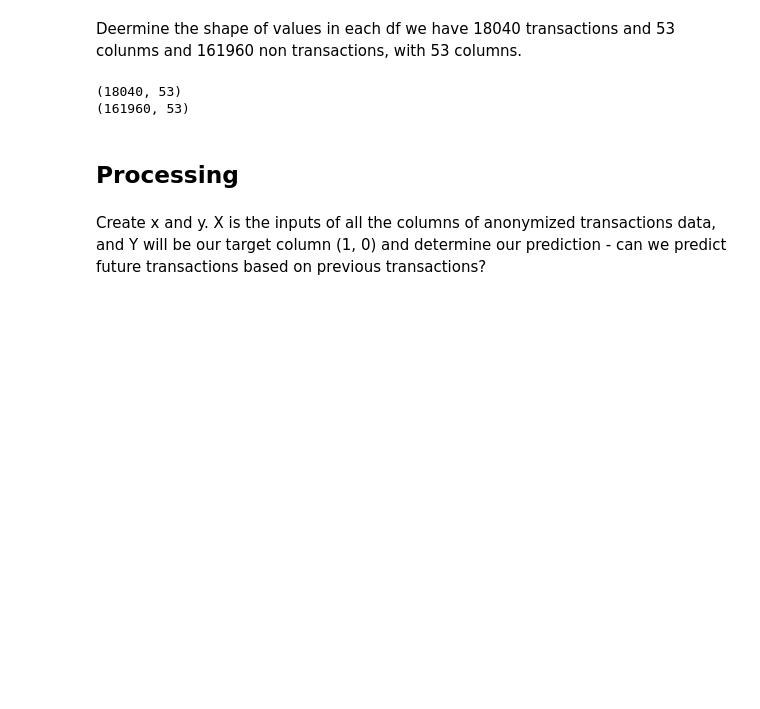
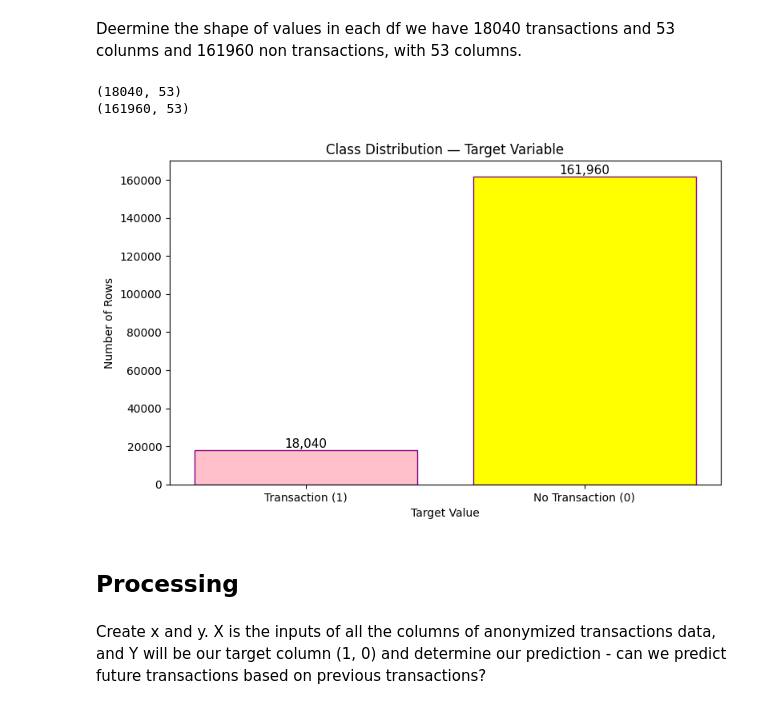
Before and after one commit to cyeef/Data-Science-Portfolio-C21-, a Jupyter notebook: Exercises/Project_1_.ipynb, the cells around one changed output. Cells and saved outputs as stored; diff of their text form; code cells hidden in the pictures; blank space fills up the shorter version.

```diff
--- a/Exercises/Project_1_.ipynb
+++ b/Exercises/Project_1_.ipynb
@@ -294,6 +294,28 @@ print(df_non_transaction.shape)
 # %% [output]
 (18040, 53)
 (161960, 53)
+# %%
+plt.figure(figsize=(8, 5))
+plt.bar(['Transaction (1)', 'No Transaction (0)'],
+        [len(df_transaction), len(df_non_transaction)],
+        color=['pink', 'yellow'],
+        edgecolor='Purple')
+plt.title('Class Distribution — Target Variable')
+plt.ylabel('Number of Rows')
+plt.xlabel('Target Value')
+
+# Add value labels on top of bars
+plt.text(0, len(df_transaction) + 1000,
+         f'{len(df_transaction):,}',
+         ha='center', fontsize=11)
+plt.text(1, len(df_non_transaction) + 1000,
+         f'{len(df_non_transaction):,}',
+         ha='center', fontsize=11)
+
+plt.tight_layout()
+plt.show()
+# %% [output]
+[figure, added]
 # %% [markdown]
 ## Processing
 # %% [markdown]
```
